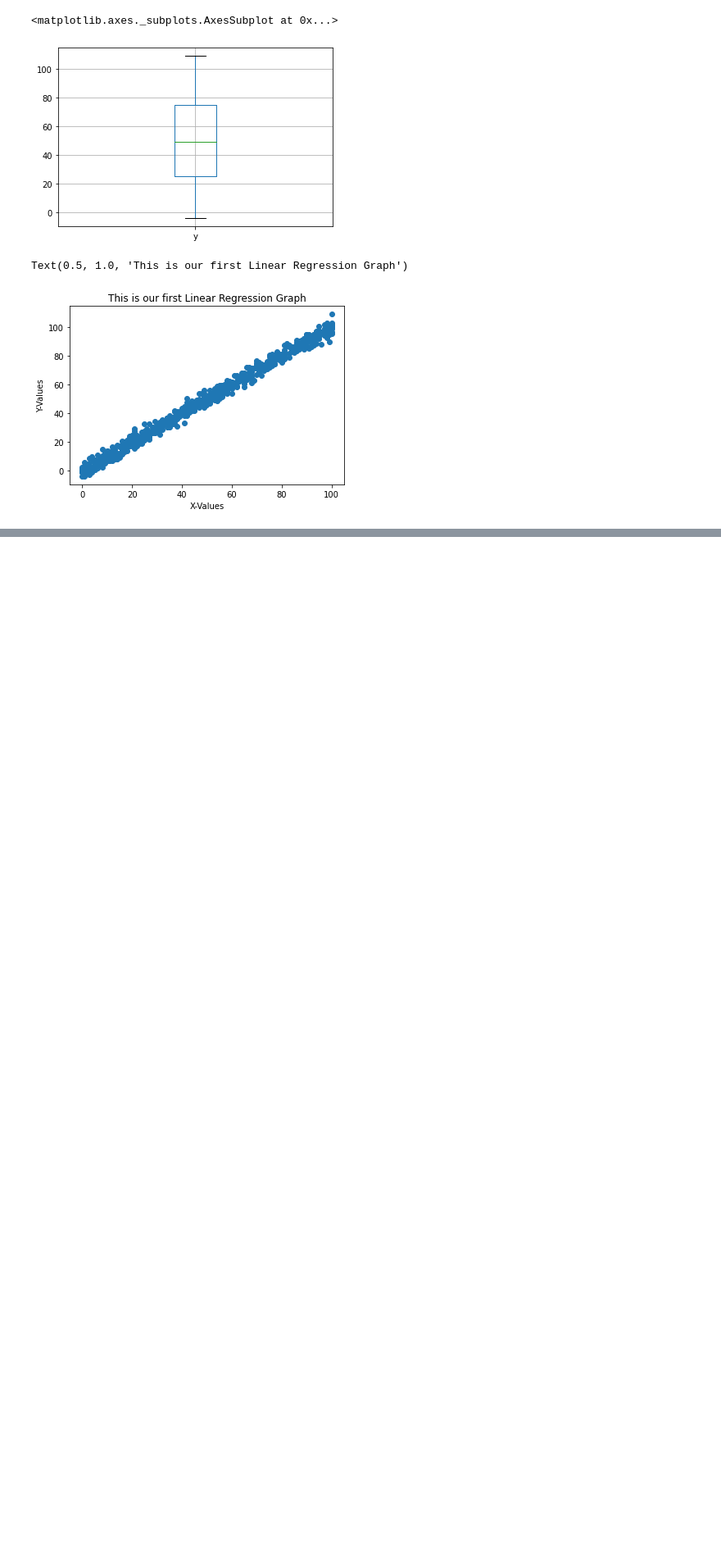
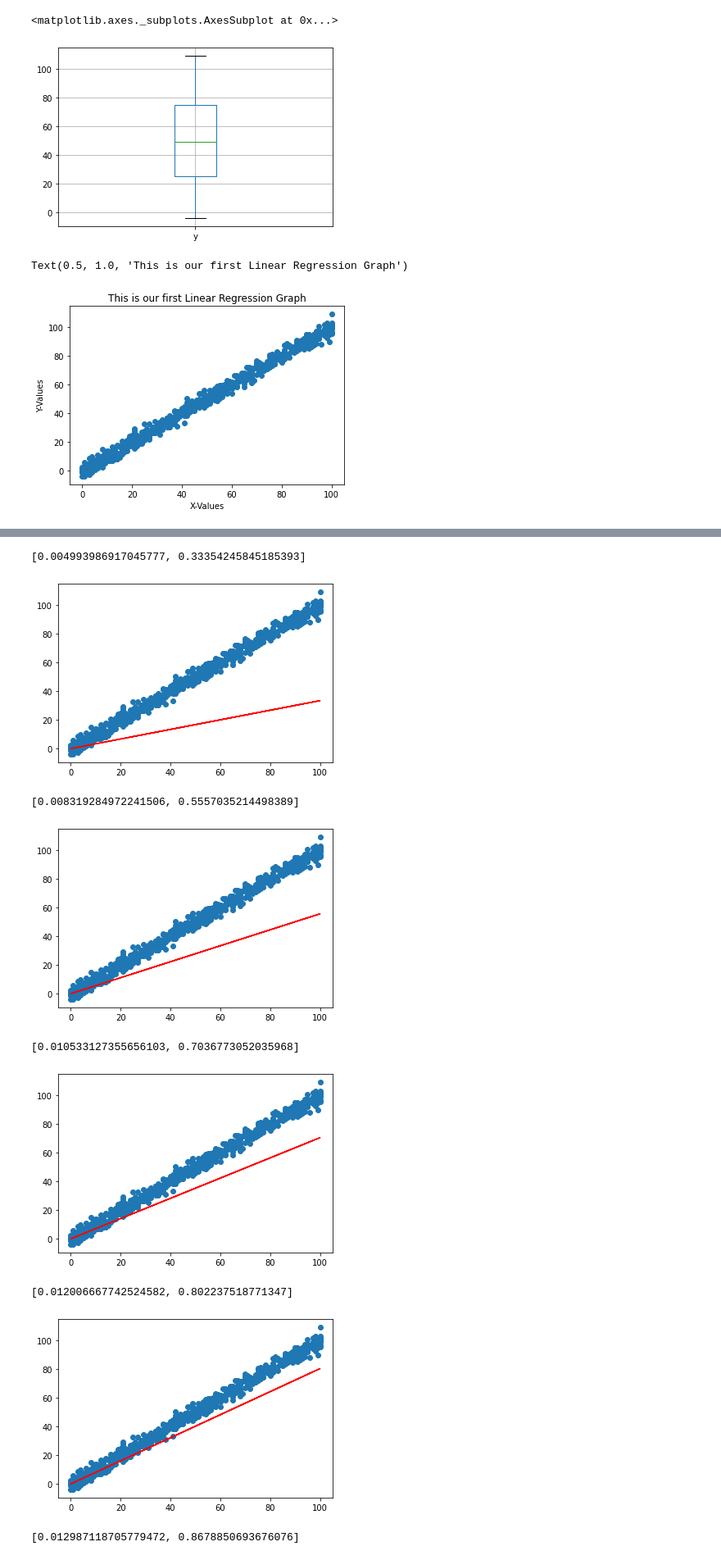
Before and after one commit to IshaGorasia/MachineLearning-ICT-, a Jupyter notebook: Linear Regression-1.ipynb, the cells around one changed output, grey strips where cells are left out. Shown at 82% size. Drawn from its saved outputs; the diff is of its cells as text; code cells hidden in the pictures; blank space fills up the shorter version.

```diff
--- a/Linear Regression-1.ipynb
+++ b/Linear Regression-1.ipynb
@@ -103,0 +207,2 @@ Text(0.5, 1.0, 'This is our first Linear Regression Graph')
+# %%
+y_new = cleaned_dataset['y']
@@ -103,0 +221,20 @@ Text(0.5, 1.0, 'This is our first Linear Regression Graph')
+# %%
+#converting series format into array format
+x_train = x_new.values.reshape(x_new.size)  #reshape is reqd for this conversion
+# %%
+y_train = y_new.values.reshape(y_new.size)
+# %%
+alpha = 0.0001
+iteration = 50
+# %%
+theta_array = training(x_train, y_train, alpha, iteration)
+# %% [output]
+[0.004993986917045777, 0.33354245845185393]
+[figure, added]
+[0.008319284972241506, 0.5557035214498389]
+[figure, added]
+[0.010533127355656103, 0.7036773052035968]
+[figure, added]
+[0.012006667742524582, 0.802237518771347]
+[figure, added]
+[0.012987118705779472, 0.8678850693676076]
```
Also changed, not shown: parts of 16 cells of this notebook.
